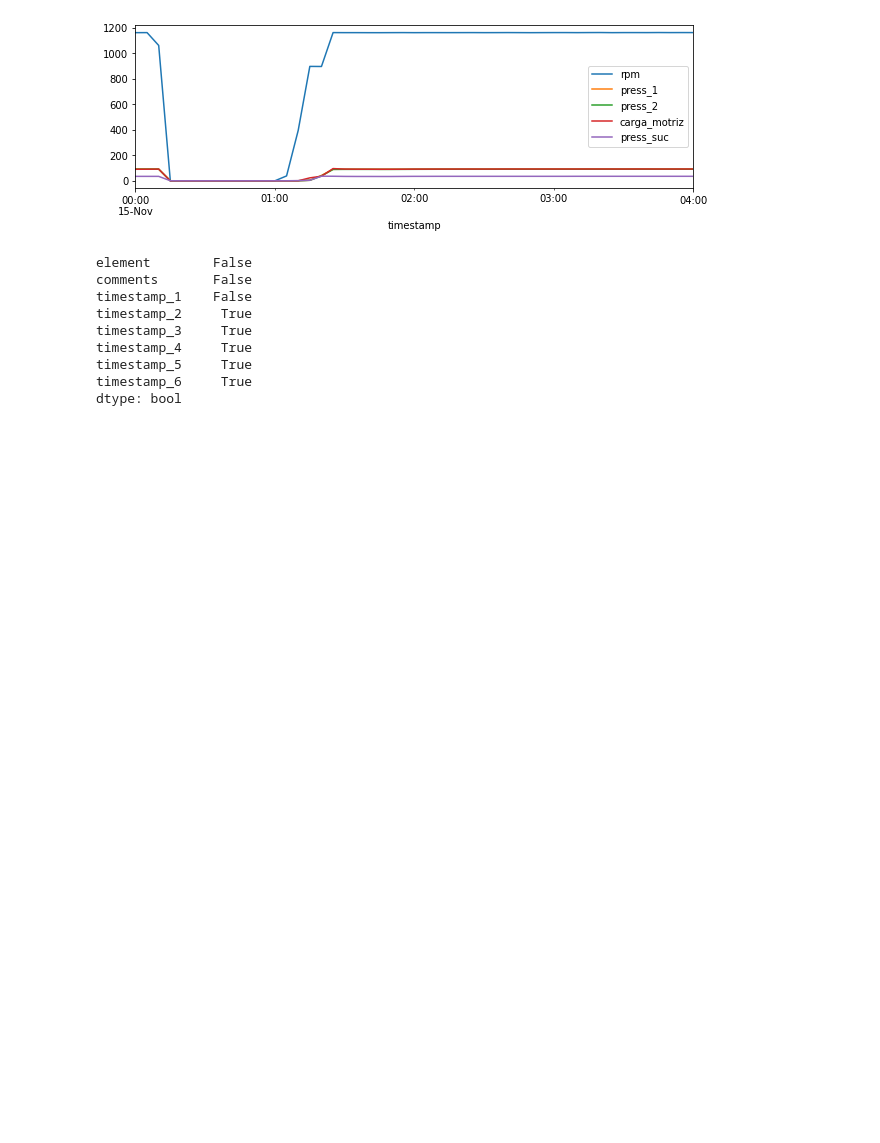
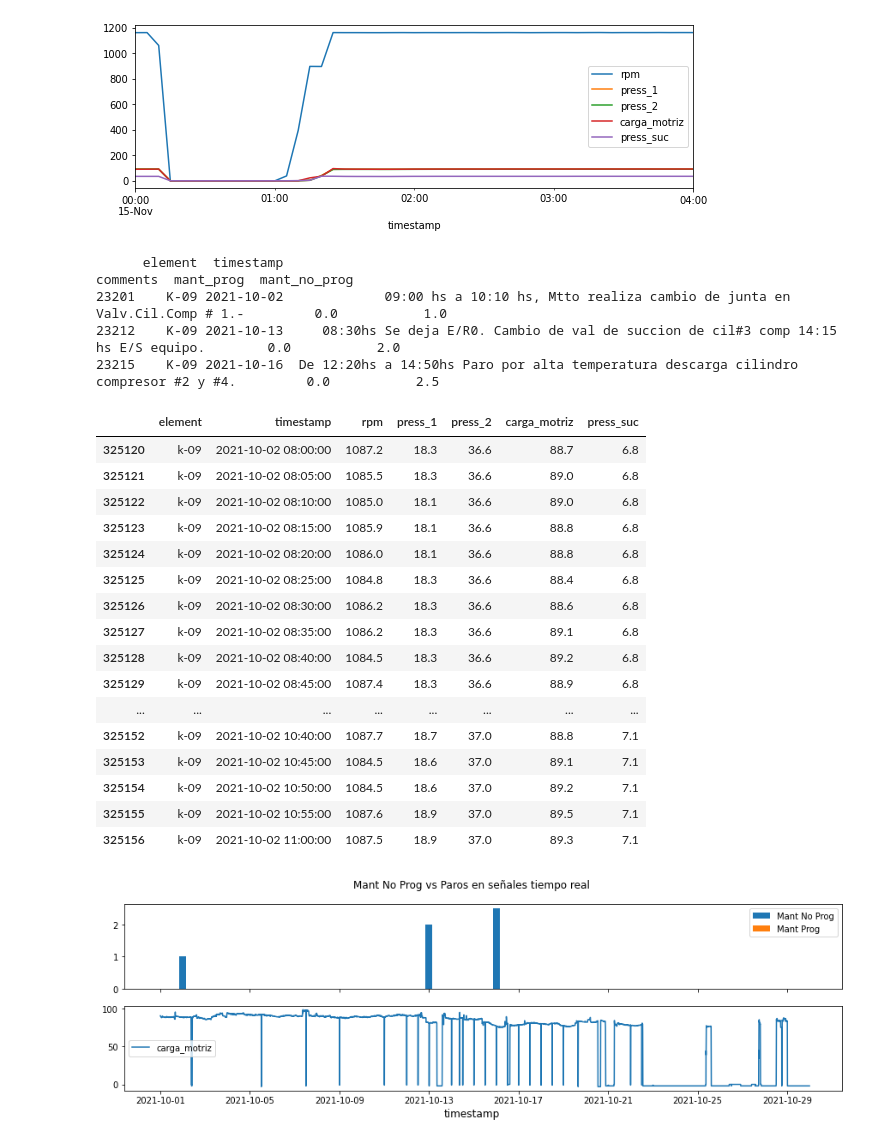
Before and after one commit to DoloresFerrando/data_science, a Jupyter notebook: 4_time_series/MP1 - EDA y Data Prep.ipynb, the cells around one changed output. Cells and saved outputs as stored; diff of their text form; code cells hidden in the pictures; blank space fills up the shorter version.

```diff
--- a/4_time_series/MP1 - Data Prep.ipynb
+++ b/4_time_series/MP1 - EDA y Data Prep.ipynb
@@ -643,15 +654,52 @@ df_slice
 | 100725 | k-03 | 2021-11-15 03:55:00 | 1162.2 | 91.8 | 90.9 | 92.4 | 35.2 |
 | 100726 | k-03 | 2021-11-15 04:00:00 | 1162.0 | 91.8 | 90.9 | 92.4 | 35.2 |
 [figure]
-# %%
-df_failure.isna().any()
-# %% [output]
-element        False
-comments       False
-timestamp_1    False
-timestamp_2     True
-timestamp_3     True
-timestamp_4     True
-timestamp_5     True
-timestamp_6     True
-dtype: bool
+# %%
+# K-09 Verificar OTs de SAP. Tuvo mant no prog en Septiembre/Octubre? Según SAP tuvo mant correctivo del del 30/09 al 1/10.
+#Pero en Zafiro se presentan más mantenimientos no programados. No hay relación.
+##### CONCLUSIÓN: no es posible utilizar datos de SAP para detectar fecha de fallas o cambios de componentes de equipos.
+element='K-09'
+f_desde = '2021-10-01 00:00:00'
+f_hasta = '2021-10-30 00:00:00'
+df_log = df_diario[(df_diario.element==element) & (df_diario.timestamp>=f_desde) & (df_diario.timestamp<f_hasta)]
+df_rt = df_hist[(df_hist.element==element.lower()) & (df_hist.timestamp>=f_desde) & (df_hist.timestamp<f_hasta)]
+
+width =0.3
+fig, axs = plt.subplots(2, sharex=True, figsize=(15, 4))
+fig.suptitle('Mant No Prog vs Paros en señales tiempo real')
+fig.supxlabel('timestamp')
+axs[0].bar('timestamp', 'mant_no_prog', data=df_log, width=width, label='Mant No Prog')
+axs[0].bar('timestamp', 'mant_prog', data=df_log, width=width-0.1, label='Mant Prog')
+axs[1].plot('timestamp', 'carga_motriz', data=df_rt)
+for ax in fig.get_axes():
+    ax.legend()
+    ax.label_outer()
+
+print(df_log[(df_log.mant_prog>0) | (df_log.mant_no_prog>0)][['element', 'timestamp', 'comments', 'mant_prog', 'mant_no_prog']])
+f_desde = '2021-10-02 08:00:00'
+f_hasta = '2021-10-02 11:00:00'
+df_hist[(df_hist.element==element.lower()) & (df_hist.timestamp.between(f_desde, f_hasta))]\
+    [['element', 'timestamp', 'rpm', 'press_1', 'press_2', 'carga_motriz', 'press_suc']]
+# %% [output]
+      element  timestamp                                                                              comments  mant_prog  mant_no_prog
+23201    K-09 2021-10-02             09:00 hs a 10:10 hs, Mtto realiza cambio de junta en Valv.Cil.Comp # 1.-         0.0           1.0
+23212    K-09 2021-10-13     08:30hs Se deja E/R0. Cambio de val de succion de cil#3 comp 14:15 hs E/S equipo.        0.0           2.0
+23215    K-09 2021-10-16  De 12:20hs a 14:50hs Paro por alta temperatura descarga cilindro compresor #2 y #4.         0.0           2.5
+|  | element | timestamp | rpm | press_1 | press_2 | carga_motriz | press_suc |
+| 325120 | k-09 | 2021-10-02 08:00:00 | 1087.2 | 18.3 | 36.6 | 88.7 | 6.8 |
+| 325121 | k-09 | 2021-10-02 08:05:00 | 1085.5 | 18.3 | 36.6 | 89.0 | 6.8 |
+| 325122 | k-09 | 2021-10-02 08:10:00 | 1085.0 | 18.1 | 36.6 | 89.0 | 6.8 |
+| 325123 | k-09 | 2021-10-02 08:15:00 | 1085.9 | 18.1 | 36.6 | 88.8 | 6.8 |
+| 325124 | k-09 | 2021-10-02 08:20:00 | 1086.0 | 18.1 | 36.6 | 88.8 | 6.8 |
+| 325125 | k-09 | 2021-10-02 08:25:00 | 1084.8 | 18.3 | 36.6 | 88.4 | 6.8 |
+| 325126 | k-09 | 2021-10-02 08:30:00 | 1086.2 | 18.3 | 36.6 | 88.6 | 6.8 |
+| 325127 | k-09 | 2021-10-02 08:35:00 | 1086.2 | 18.3 | 36.6 | 89.1 | 6.8 |
+| 325128 | k-09 | 2021-10-02 08:40:00 | 1084.5 | 18.3 | 36.6 | 89.2 | 6.8 |
+| 325129 | k-09 | 2021-10-02 08:45:00 | 1087.4 | 18.3 | 36.6 | 88.9 | 6.8 |
+| ... | ... | ... | ... | ... | ... | ... | ... |
+| 325152 | k-09 | 2021-10-02 10:40:00 | 1087.7 | 18.7 | 37.0 | 88.8 | 7.1 |
+| 325153 | k-09 | 2021-10-02 10:45:00 | 1084.5 | 18.6 | 37.0 | 89.1 | 7.1 |
+| 325154 | k-09 | 2021-10-02 10:50:00 | 1084.5 | 18.6 | 37.0 | 89.2 | 7.1 |
+| 325155 | k-09 | 2021-10-02 10:55:00 | 1087.6 | 18.9 | 37.0 | 89.5 | 7.1 |
+| 325156 | k-09 | 2021-10-02 11:00:00 | 1087.5 | 18.9 | 37.0 | 89.3 | 7.1 |
+[figure, added]
```
Also changed, not shown: parts of 13 cells of this notebook.
